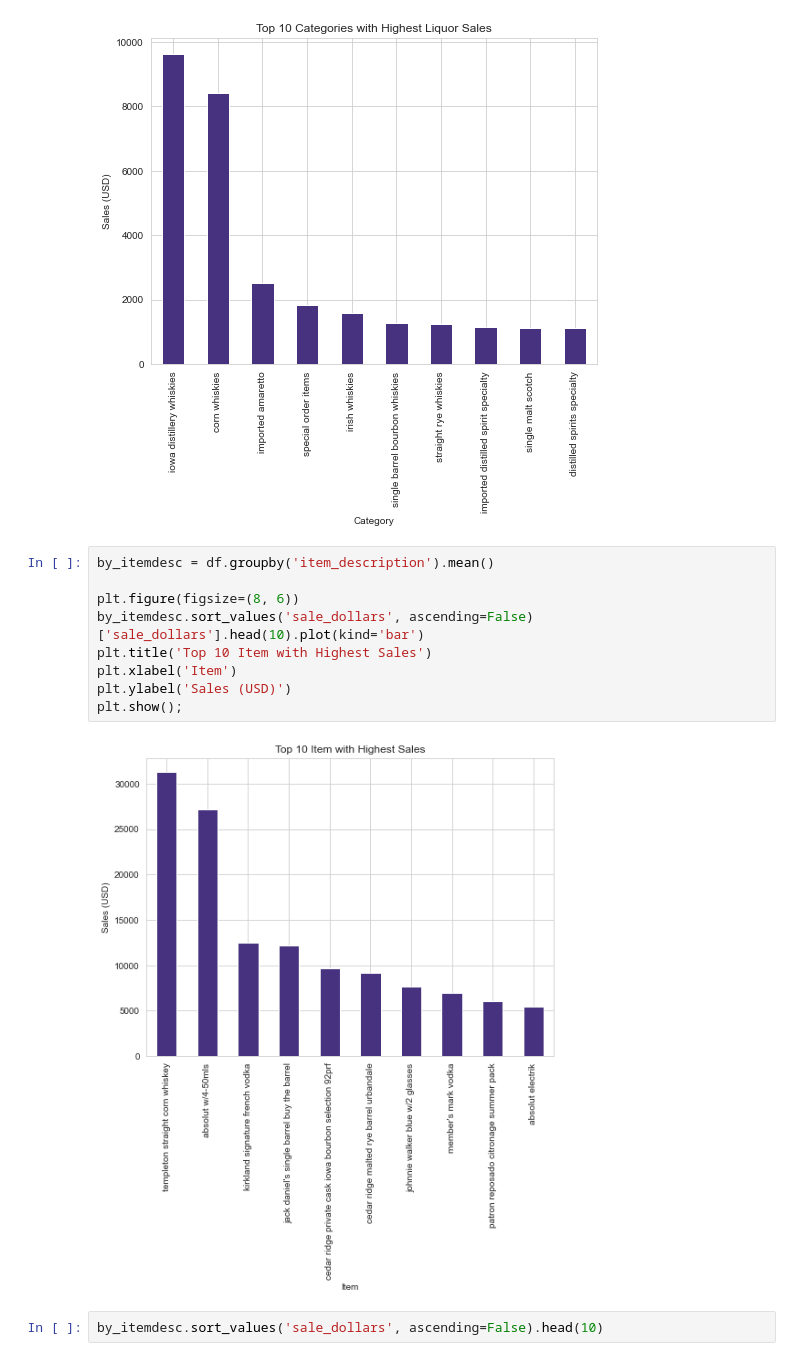
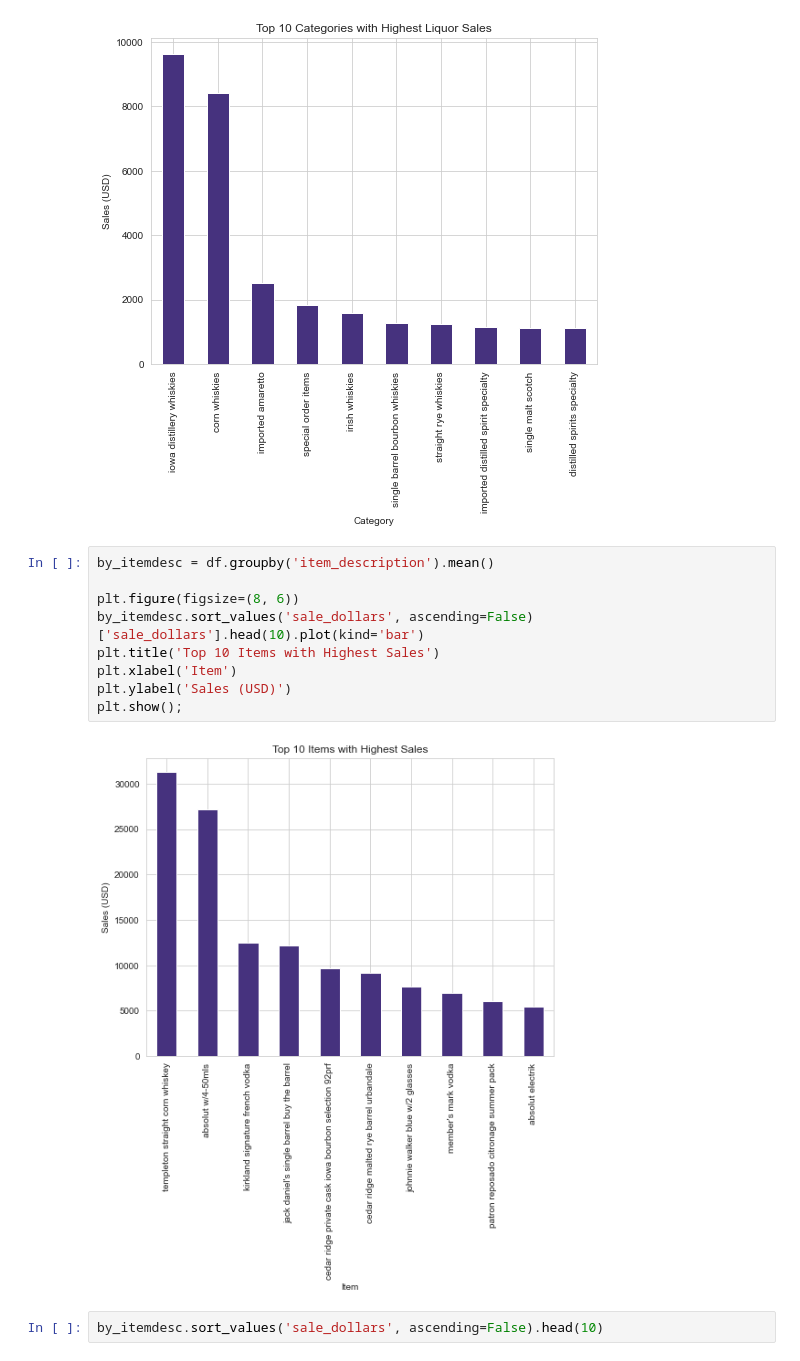
Before and after one commit to jafar-shodiq/mlearning-proj, a Jupyter notebook: project/exploring-iowa-liquor-sales/sales.ipynb, the cells around one changed output. Saved outputs shown, nothing was run; the diff lists cells and outputs as text.

```diff
--- a/project/exploring-iowa-liquor-sales/sales.ipynb
+++ b/project/exploring-iowa-liquor-sales/sales.ipynb
@@ -2039,14 +2039,14 @@ plt.show();
 # %%
 by_itemdesc = df.groupby('item_description').mean()
 
 plt.figure(figsize=(8, 6))
 by_itemdesc.sort_values('sale_dollars', ascending=False)['sale_dollars'].head(10).plot(kind='bar')
-plt.title('Top 10 Item with Highest Sales')
+plt.title('Top 10 Items with Highest Sales')
 plt.xlabel('Item')
 plt.ylabel('Sales (USD)')
 plt.show();
 # %% [output]
-[figure, old version]
+[figure, new version]
 # %%
 by_itemdesc.sort_values('sale_dollars', ascending=False).head(10)
 # %% [output]
```
Also changed, not shown: parts of 4 cells of this notebook.
